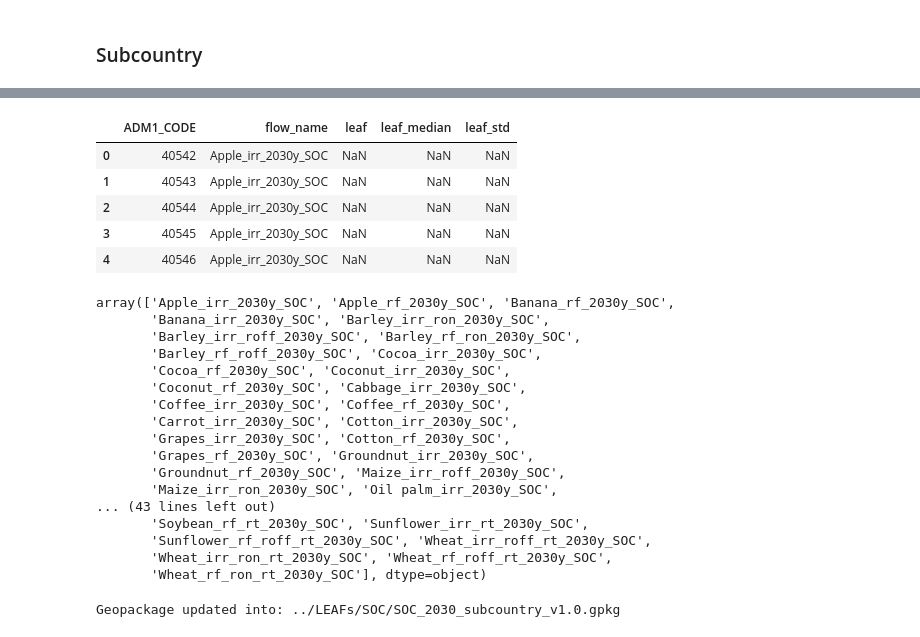
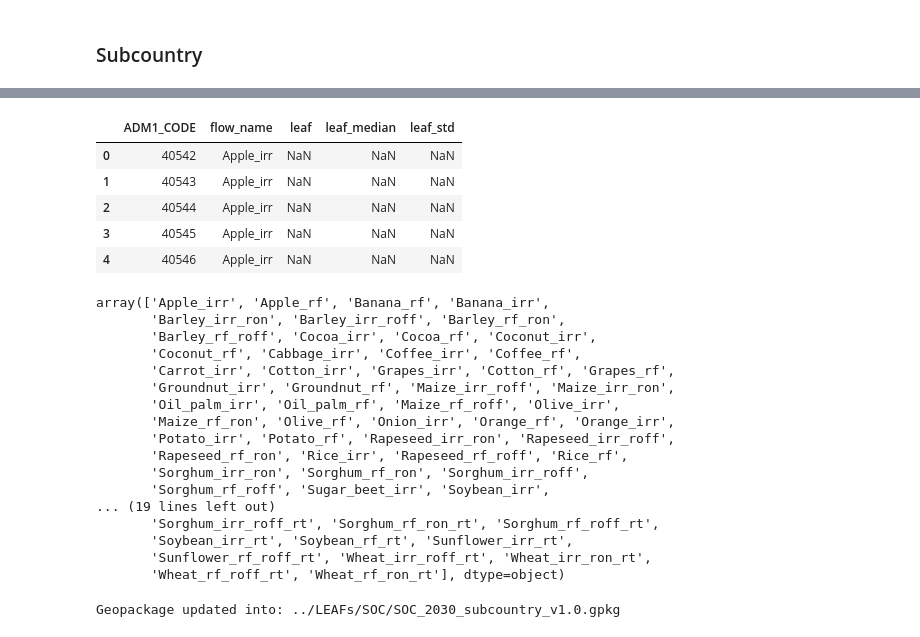
Before and after one commit to cloyolaangosto/SBTN_Land_LEAFs, a Jupyter notebook: LEAFs/Name_Cleaning.ipynb, the cells around one changed output, grey strips where cells are left out. Cells and saved outputs as stored; diff of their text form; code cells hidden in the pictures.

```diff
--- a/LEAFs/Name_Cleaning.ipynb
+++ b/LEAFs/Name_Cleaning.ipynb
@@ -703,36 +764,36 @@ soc_leafs_subcountry: TABLE, shape=(376420, 5), columns=['ADM1_CODE', 'flow_name
 # %%
 soc_sc_gpkg_data = load_gpkg(soc_sc_fp)
 # %%
-soc_sc_gpkg_data['soc_leafs_subcountry'] = soc_sc_gpkg_data['soc_leafs_subcountry'].rename(columns = rename_cols)
+soc_sc_gpkg_data['leafs_subcountry'] = soc_sc_gpkg_data['leafs_subcountry'].rename(columns = rename_cols)
 # %%
-soc_sc_gpkg_data['soc_leafs_subcountry'].head()
+soc_sc_gpkg_data['leafs_subcountry'].head()
 # %% [output]
 |  | ADM1_CODE | flow_name | leaf | leaf_median | leaf_std |
-| 0 | 40542 | Apple_irr_2030y_SOC | NaN | NaN | NaN |
-| 1 | 40543 | Apple_irr_2030y_SOC | NaN | NaN | NaN |
-| 2 | 40544 | Apple_irr_2030y_SOC | NaN | NaN | NaN |
-| 3 | 40545 | Apple_irr_2030y_SOC | NaN | NaN | NaN |
-| 4 | 40546 | Apple_irr_2030y_SOC | NaN | NaN | NaN |
+| 0 | 40542 | Apple_irr | NaN | NaN | NaN |
+| 1 | 40543 | Apple_irr | NaN | NaN | NaN |
+| 2 | 40544 | Apple_irr | NaN | NaN | NaN |
+| 3 | 40545 | Apple_irr | NaN | NaN | NaN |
+| 4 | 40546 | Apple_irr | NaN | NaN | NaN |
 # %%
-soc_sc_gpkg_data['soc_leafs_subcountry']["flow_name"].unique()
+soc_sc_gpkg_data['leafs_subcountry']["flow_name"].unique()
 # %% [output]
-array(['Apple_irr_2030y_SOC', 'Apple_rf_2030y_SOC', 'Banana_rf_2030y_SOC',
-       'Banana_irr_2030y_SOC', 'Barley_irr_ron_2030y_SOC',
-       'Barley_irr_roff_2030y_SOC', 'Barley_rf_ron_2030y_SOC',
-       'Barley_rf_roff_2030y_SOC', 'Cocoa_irr_2030y_SOC',
-       'Cocoa_rf_2030y_SOC', 'Coconut_irr_2030y_SOC',
-       'Coconut_rf_2030y_SOC', 'Cabbage_irr_2030y_SOC',
-       'Coffee_irr_2030y_SOC', 'Coffee_rf_2030y_SOC',
-       'Carrot_irr_2030y_SOC', 'Cotton_irr_2030y_SOC',
-       'Grapes_irr_2030y_SOC', 'Cotton_rf_2030y_SOC',
-       'Grapes_rf_2030y_SOC', 'Groundnut_irr_2030y_SOC',
-       'Groundnut_rf_2030y_SOC', 'Maize_irr_roff_2030y_SOC',
-       'Maize_irr_ron_2030y_SOC', 'Oil palm_irr_2030y_SOC',
-... (43 lines left out)
-       'Soybean_rf_rt_2030y_SOC', 'Sunflower_irr_rt_2030y_SOC',
-       'Sunflower_rf_roff_rt_2030y_SOC', 'Wheat_irr_roff_rt_2030y_SOC',
-       'Wheat_irr_ron_rt_2030y_SOC', 'Wheat_rf_roff_rt_2030y_SOC',
-       'Wheat_rf_ron_rt_2030y_SOC'], dtype=object)
+array(['Apple_irr', 'Apple_rf', 'Banana_rf', 'Banana_irr',
+       'Barley_irr_ron', 'Barley_irr_roff', 'Barley_rf_ron',
+       'Barley_rf_roff', 'Cocoa_irr', 'Cocoa_rf', 'Coconut_irr',
+       'Coconut_rf', 'Cabbage_irr', 'Coffee_irr', 'Coffee_rf',
+       'Carrot_irr', 'Cotton_irr', 'Grapes_irr', 'Cotton_rf', 'Grapes_rf',
+       'Groundnut_irr', 'Groundnut_rf', 'Maize_irr_roff', 'Maize_irr_ron',
+       'Oil_palm_irr', 'Oil_palm_rf', 'Maize_rf_roff', 'Olive_irr',
+       'Maize_rf_ron', 'Olive_rf', 'Onion_irr', 'Orange_rf', 'Orange_irr',
+       'Potato_irr', 'Potato_rf', 'Rapeseed_irr_ron', 'Rapeseed_irr_roff',
+       'Rapeseed_rf_ron', 'Rice_irr', 'Rapeseed_rf_roff', 'Rice_rf',
+       'Sorghum_irr_ron', 'Sorghum_rf_ron', 'Sorghum_irr_roff',
+       'Sorghum_rf_roff', 'Sugar_beet_irr', 'Soybean_irr',
+... (19 lines left out)
+       'Sorghum_irr_roff_rt', 'Sorghum_rf_ron_rt', 'Sorghum_rf_roff_rt',
+       'Soybean_irr_rt', 'Soybean_rf_rt', 'Sunflower_irr_rt',
+       'Sunflower_rf_roff_rt', 'Wheat_irr_roff_rt', 'Wheat_irr_ron_rt',
+       'Wheat_rf_roff_rt', 'Wheat_rf_ron_rt'], dtype=object)
 # %%
 update_gpkg_to_disk(soc_sc_gpkg_data, soc_sc_fp)
 # %% [output]
```
Also changed, not shown: parts of 118 cells of this notebook, 13 other files.
